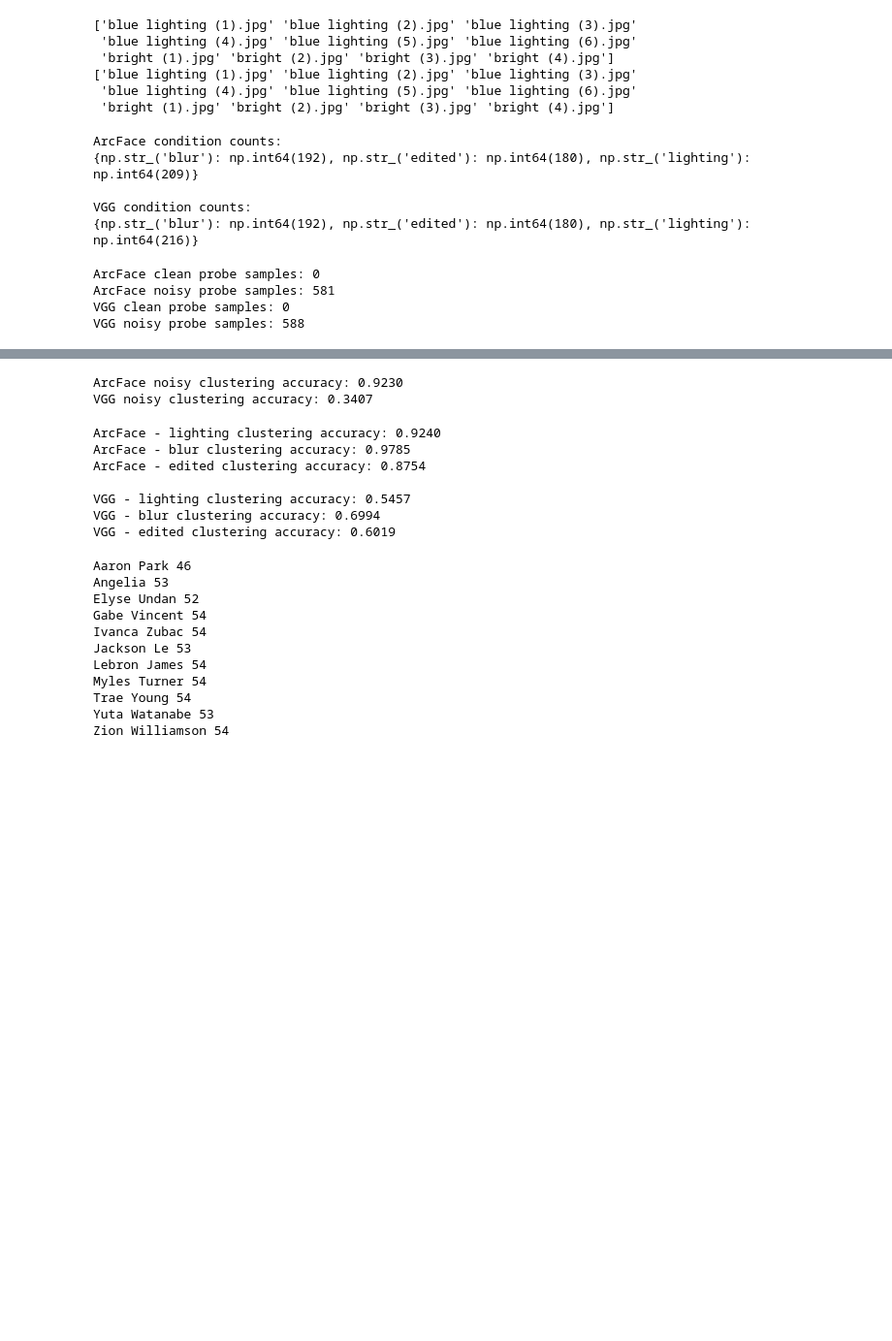
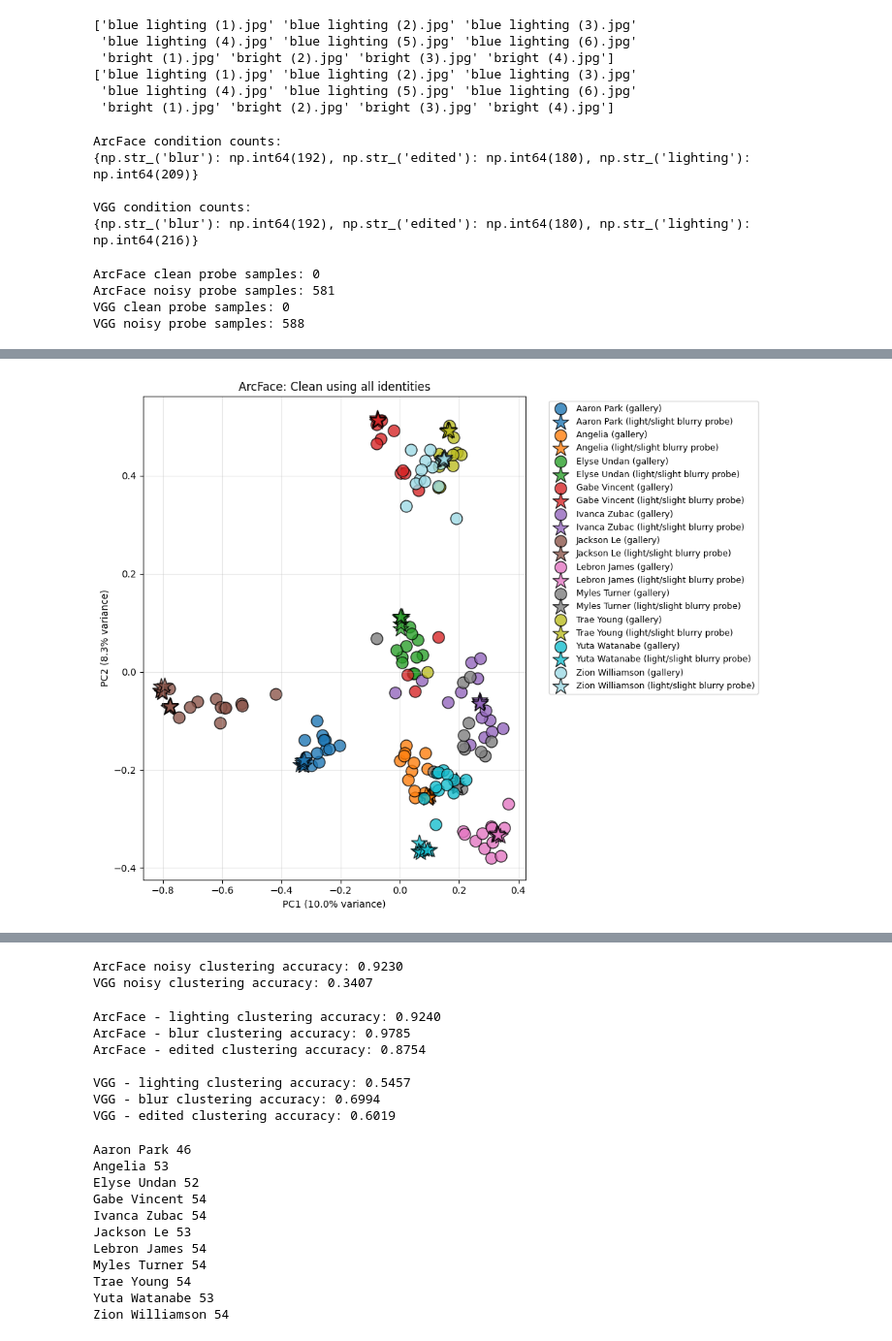
Before and after one commit to aaronmpark/DS3001-Project, a Jupyter notebook: Stage 2/DS3001_Part2.ipynb, the cells around one changed output, grey strips where cells are left out. Shown at 97% size. Drawn from its saved outputs; the diff is of its cells as text; code cells hidden in the pictures; blank space fills up the shorter version.

```diff
--- a/Stage 2/DS3001_Part2.ipynb
+++ b/Stage 2/DS3001_Part2.ipynb
@@ -139,12 +145,12 @@ def extract_arcface_features(dataset_path):
   return np.array(features), labels, filenames
 
 print("Extracting gallery features...")
-gallery_features, gallery_labels, gallery_files = extract_arcface_features(gallery_path)
-print(f"\nGallery: {len(gallery_features)} features extracted")
+arc_gallery_features, arc_gallery_labels, arc_gallery_files = extract_arcface_features(gallery_path)
+print(f"\nGallery: {len(arc_gallery_features)} features extracted")
 
 print("\nExtracting probe features...")
-probe_features, probe_labels, probe_files = extract_arcface_features(probe_path)
-print(f"\nProbe: {len(probe_features)} features extracted")
+arc_probe_features, arc_probe_labels, arc_probe_files = extract_arcface_features(probe_path)
+print(f"\nProbe: {len(arc_probe_features)} features extracted")
 # %% [output]
 Extracting gallery features...
   processed: Aaron Park/IMG_0112.HEIC
@@ -450,8 +345,8 @@ All VGG features, labels, and filenames saved to Drive!
 VGG gallery: (134, 4096)
 VGG probe: (588, 4096)
 # %%
-arc_probe_filenames = np.load(os.path.join(base_path, "arcface_probe_filenames.npy"), allow_pickle=True)
-vgg_probe_filenames = np.load(os.path.join(base_path, "vgg_probe_filenames.npy"), allow_pickle=True)
+arc_probe_filenames = np.load(os.path.join(save_path, "arcface_probe_filenames.npy"), allow_pickle=True)
+vgg_probe_filenames = np.load(os.path.join(save_path, "vgg_probe_filenames.npy"), allow_pickle=True)
 
 print(arc_probe_filenames[:10])
 print(vgg_probe_filenames[:10])
@@ -540,0 +502,68 @@ def run_kmeans_eval(X, y, name):
+# %%
+# visualize gallery vs probe per identity - all identities on same plot
+import matplotlib.pyplot as plt
+from sklearn.decomposition import PCA
+
+def plot_gallery_and_clean_probe_combined(gallery_features, gallery_labels, probe_features, probe_labels, probe_filenames, title):
+    gallery_labels_np = np.array(gallery_labels)
+    X_gallery_all = gallery_features
+    labels_gallery_all = gallery_labels_np
+
+    # collect data combined
+    is_light_blurry = np.array(["light blurry" in str(f).lower() or "slight blurry" in str(f).lower() or "low blur" in str(f).lower() or "less blurry" in str(f).lower() or "light blur" in str(f).lower() in str(f).lower() for f in probe_filenames])
+    X_probe_clean = probe_features[is_light_blurry]
+    labels_probe_clean = np.array(probe_labels)[is_light_blurry]
+
+    # combine data
+    X_all = np.vstack([X_gallery_all, X_probe_clean])
+    labels_all = np.concatenate([labels_gallery_all, labels_probe_clean])
+    is_gallery = np.concatenate([np.ones(len(X_gallery_all), dtype=bool), np.zeros(len(X_probe_clean), dtype=bool)])
+
+    pca = PCA(n_components=2)
+    X2 = pca.fit_transform(X_all)
+
+    # Plot with different markers for gallery vs probe, different colors for each identity
+    plt.figure(figsize=(10, 8))
+
+    unique_identities = np.unique(labels_all)
+    colors = plt.cm.tab20(np.linspace(0, 1, len(unique_identities)))
+
+    for idx, identity in enumerate(unique_identities):
+        identity_mask = labels_all == identity
+
+        # plot the gallery as circles
+        gallery_mask = identity_mask & is_gallery
+        if np.sum(gallery_mask) > 0:
+            plt.scatter(X2[gallery_mask, 0], X2[gallery_mask, 1],
+                       label=f"{identity} (gallery)", color=colors[idx],
+                       marker='o', s=150, alpha=0.8, edgecolors='black', linewidth=1)
+
+        # plot the probes as stars
+        probe_mask = identity_mask & ~is_gallery
+        if np.sum(probe_mask) > 0:
+            plt.scatter(X2[probe_mask, 0], X2[probe_mask, 1],
+                       label=f"{identity} (light/slight blurry probe)", color=colors[idx],
+                       marker='*', s=300, alpha=0.8, edgecolors='black', linewidth=1)
+
+    plt.title(title)
+    plt.xlabel(f"PC1 ({pca.explained_variance_ratio_[0]:.1%} variance)")
+    plt.ylabel(f"PC2 ({pca.explained_variance_ratio_[1]:.1%} variance)")
+    plt.legend(bbox_to_anchor=(1.05, 1), loc='upper left', fontsize=9)
+    plt.grid(True, alpha=0.3)
+    plt.tight_layout()
+    plt.show()
+
+# Plot for both models
+plot_gallery_and_clean_probe_combined(
+    arc_gallery_features, arc_gallery_labels,
+    arc_probe_features, arc_probe_labels, arc_probe_filenames,
+    "ArcFace: Clean using all identities"
+)
+
+plot_gallery_and_clean_probe_combined(
+    vgg_gallery_features, vgg_gallery_labels,
+    vgg_probe_features, vgg_probe_labels, vgg_probe_filenames,
+    "VGG: Clean using all identities"
+)
+# %% [output]
+[figure, added]
```
Also changed, not shown: parts of 36 cells of this notebook.
